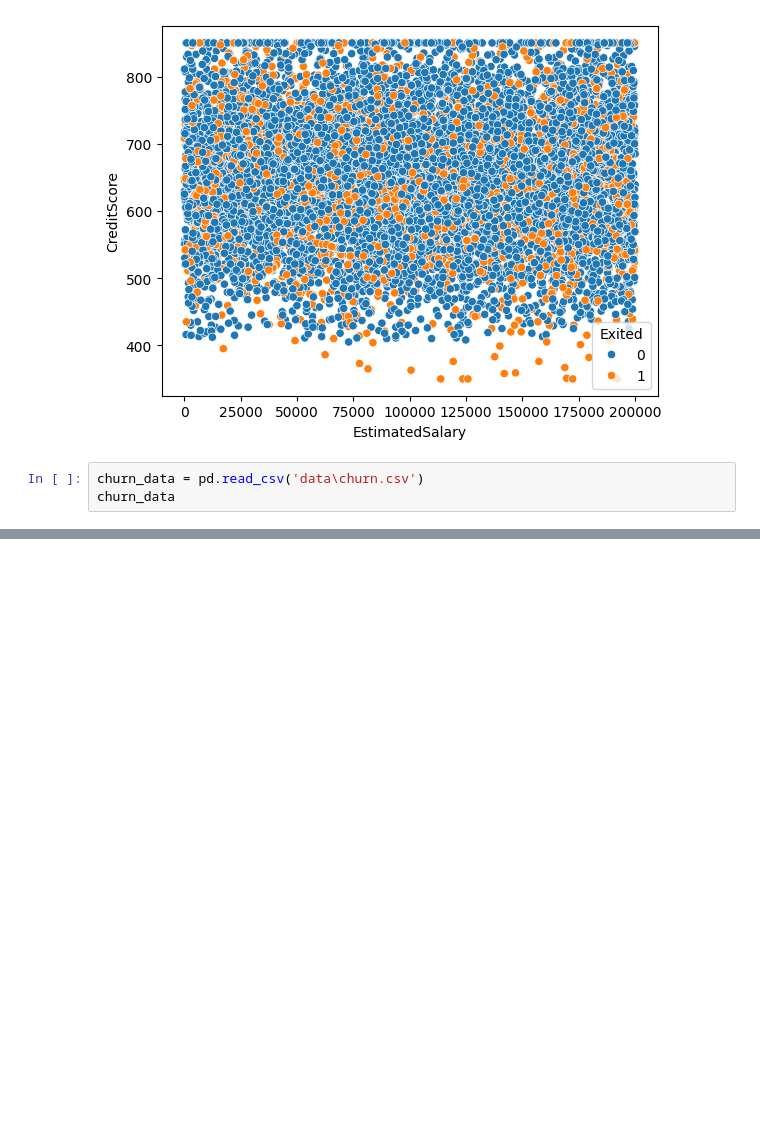
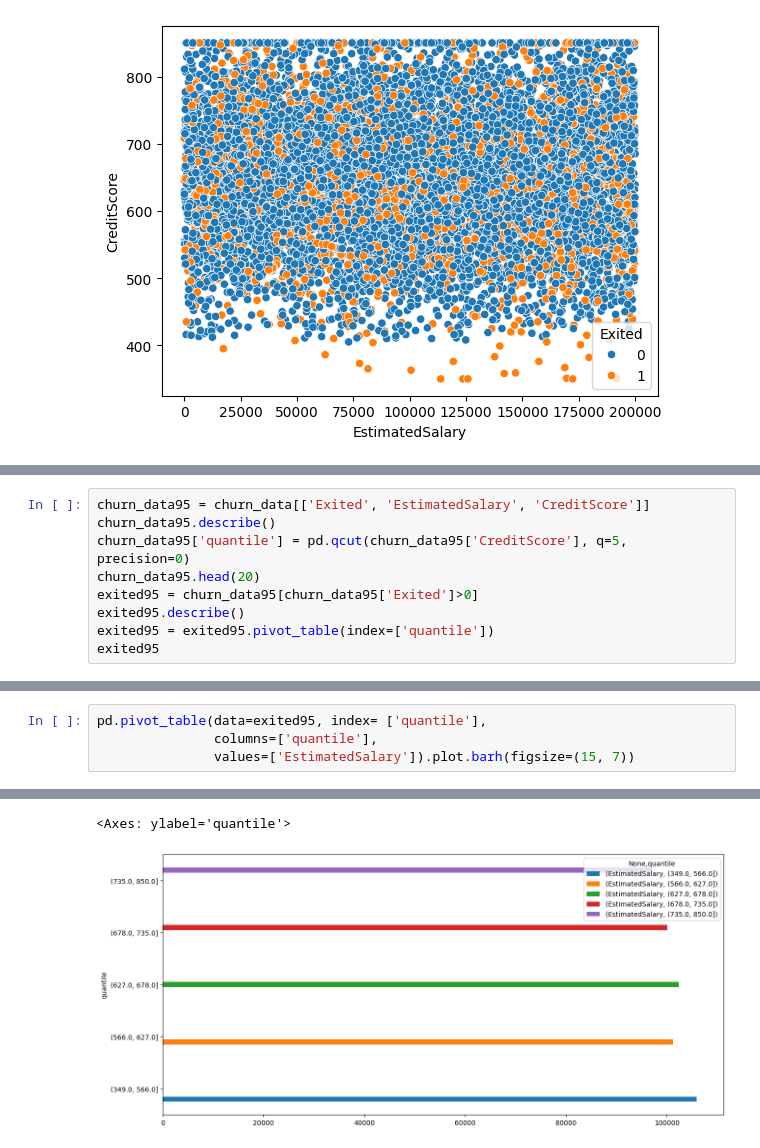
Before and after one commit to lesiveducation/DS_lesiv, a Jupyter notebook: PY13-Визуализация/churn080325.ipynb, the cells around one changed output, grey strips where cells are left out. Saved outputs shown, nothing was run; the diff lists cells and outputs as text; blank space fills up the shorter version.

```diff
--- a/PY13-Визуализация/churn080325.ipynb
+++ b/PY13-Визуализация/churn080325.ipynb
@@ -133,6 +138,3 @@ sns.scatterplot(data=churn_data, x="EstimatedSalary", y="CreditScore", hue="Exit
 # %% [output]
 <Axes: xlabel='EstimatedSalary', ylabel='CreditScore'>
 [figure]
-# %%
-churn_data = pd.read_csv('data\churn.csv')
-churn_data
@@ -159,0 +143,9 @@ invalid escape sequence '\c'
+# %%
+churn_data95 = churn_data[['Exited', 'EstimatedSalary', 'CreditScore']]
+churn_data95.describe()
+churn_data95['quantile'] = pd.qcut(churn_data95['CreditScore'], q=5, precision=0)
+churn_data95.head(20)
+exited95 = churn_data95[churn_data95['Exited']>0]
+exited95.describe()
+exited95 = exited95.pivot_table(index=['quantile'])
+exited95
@@ -159,0 +167,5 @@ invalid escape sequence '\c'
+# %%
+pd.pivot_table(data=exited95, index= ['quantile'],
+               columns=['quantile'],
+               values=['EstimatedSalary']).plot.barh(figsize=(15, 7))
+# %% [output]
@@ -159,0 +173,2 @@ invalid escape sequence '\c'
+<Axes: ylabel='quantile'>
+[figure, added]
```
Also changed, not shown: parts of 13 cells of this notebook, 1 other file.
